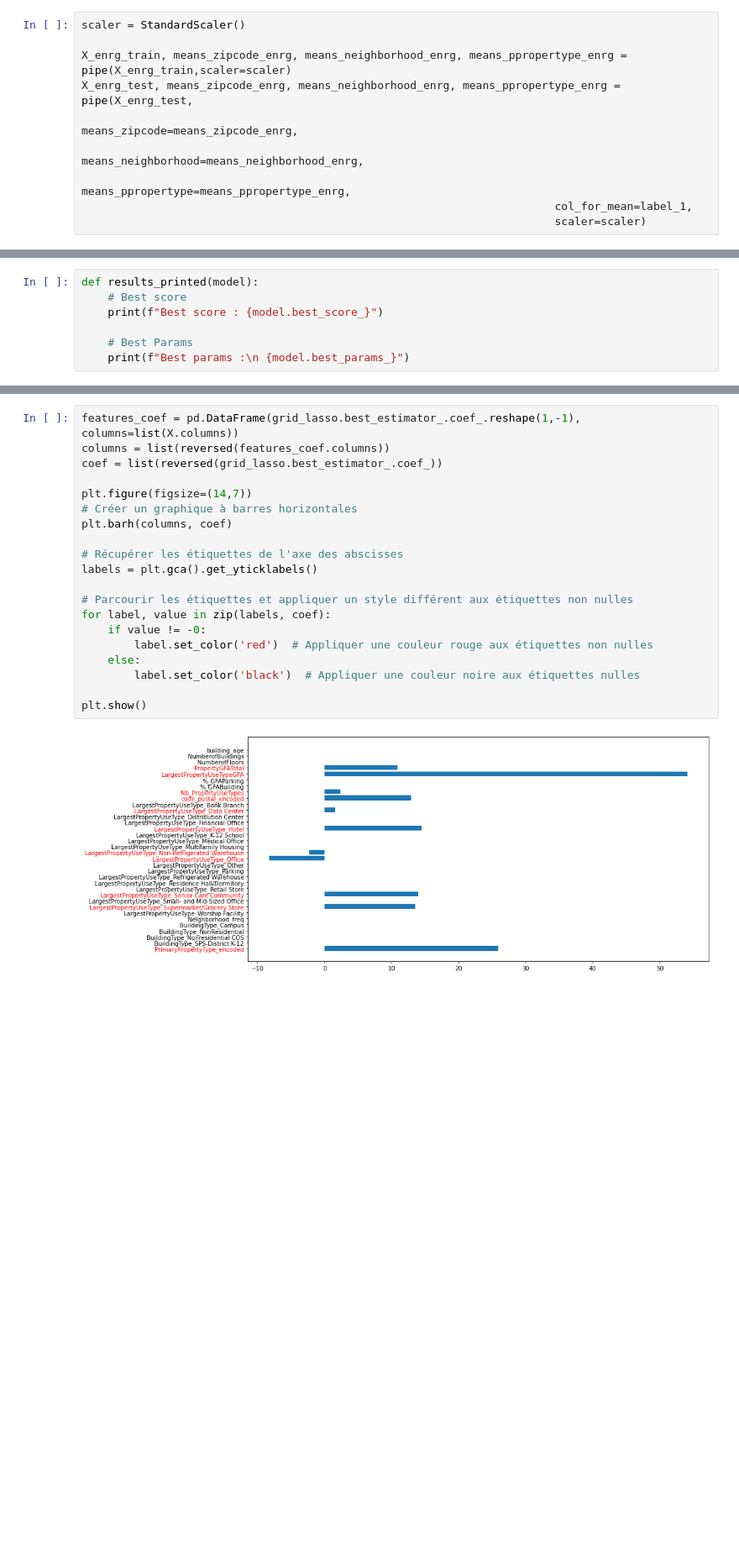
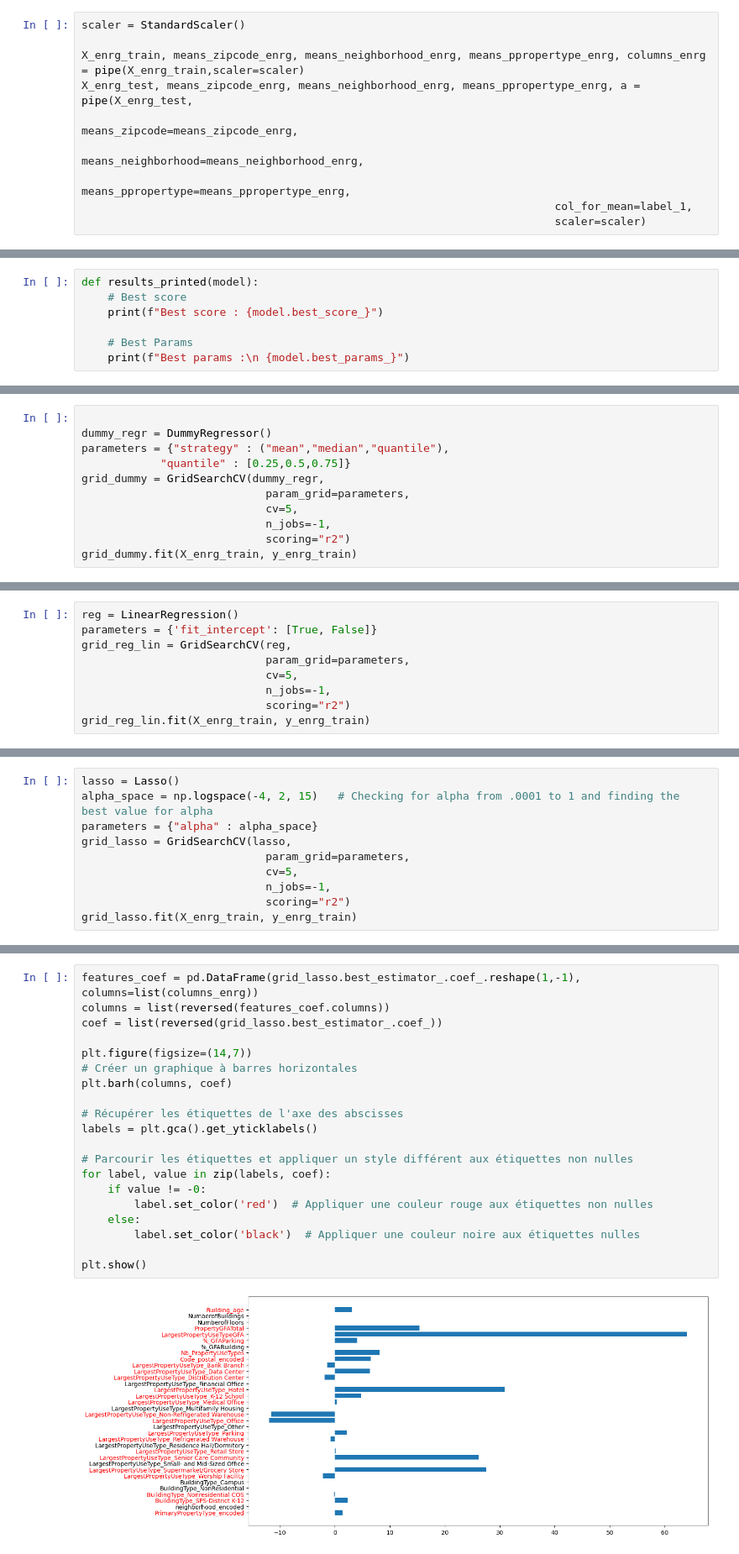
Before and after one commit to Cyr-dcx/LinearRegression-for-building-consumption, a Jupyter notebook: notebooks/exploration.ipynb, the cells around one changed output, grey strips where cells are left out. Shown at 84% size. Drawn from its saved outputs; the diff is of its cells as text; blank space fills up the shorter version.

Commit message:
modification preprocessing jeu de test

```diff
--- a/notebooks/exploration.ipynb
+++ b/notebooks/exploration.ipynb
@@ -273,8 +273,8 @@ def pipe(df, means_zipcode=None,
 # %%
 scaler = StandardScaler()
 
-X_enrg_train, means_zipcode_enrg, means_neighborhood_enrg, means_ppropertype_enrg = pipe(X_enrg_train,scaler=scaler)
-X_enrg_test, means_zipcode_enrg, means_neighborhood_enrg, means_ppropertype_enrg = pipe(X_enrg_test,
+X_enrg_train, means_zipcode_enrg, means_neighborhood_enrg, means_ppropertype_enrg, columns_enrg = pipe(X_enrg_train,scaler=scaler)
+X_enrg_test, means_zipcode_enrg, means_neighborhood_enrg, means_ppropertype_enrg, a = pipe(X_enrg_test,
                                                                         means_zipcode=means_zipcode_enrg,
                                                                         means_neighborhood=means_neighborhood_enrg,
                                                                         means_ppropertype=means_ppropertype_enrg,
@@ -380,0 +301,11 @@ def results_printed(model):
+# %%
+
+dummy_regr = DummyRegressor()
+parameters = {"strategy" : ("mean","median","quantile"),
+            "quantile" : [0.25,0.5,0.75]}
+grid_dummy = GridSearchCV(dummy_regr,
+                            param_grid=parameters,
+                            cv=5,
+                            n_jobs=-1,
+                            scoring="r2")
+grid_dummy.fit(X_enrg_train, y_enrg_train)
@@ -380,0 +323,9 @@ def results_printed(model):
+# %%
+reg = LinearRegression()
+parameters = {'fit_intercept': [True, False]}
+grid_reg_lin = GridSearchCV(reg,
+                            param_grid=parameters,
+                            cv=5,
+                            n_jobs=-1,
+                            scoring="r2")
+grid_reg_lin.fit(X_enrg_train, y_enrg_train)
@@ -380,0 +341,10 @@ def results_printed(model):
+# %%
+lasso = Lasso()
+alpha_space = np.logspace(-4, 2, 15)   # Checking for alpha from .0001 to 1 and finding the best value for alpha
+parameters = {"alpha" : alpha_space}
+grid_lasso = GridSearchCV(lasso,
+                            param_grid=parameters,
+                            cv=5,
+                            n_jobs=-1,
+                            scoring="r2")
+grid_lasso.fit(X_enrg_train, y_enrg_train)
@@ -387,22 +364,22 @@ Best params :
 # %%
-features_coef = pd.DataFrame(grid_lasso.best_estimator_.coef_.reshape(1,-1), columns=list(X.columns))
+features_coef = pd.DataFrame(grid_lasso.best_estimator_.coef_.reshape(1,-1), columns=list(columns_enrg))
 columns = list(reversed(features_coef.columns))
 coef = list(reversed(grid_lasso.best_estimator_.coef_))
 
 plt.figure(figsize=(14,7))
 # Créer un graphique à barres horizontales
 plt.barh(columns, coef)
 
 # Récupérer les étiquettes de l'axe des abscisses
 labels = plt.gca().get_yticklabels()
 
 # Parcourir les étiquettes et appliquer un style différent aux étiquettes non nulles
 for label, value in zip(labels, coef):
     if value != -0:
         label.set_color('red')  # Appliquer une couleur rouge aux étiquettes non nulles
     else:
         label.set_color('black')  # Appliquer une couleur noire aux étiquettes nulles
 
 plt.show()
 # %% [output]
-[figure, old version]
+[figure, new version]
```
Also changed, not shown: parts of 20 cells of this notebook, 2 other files.
